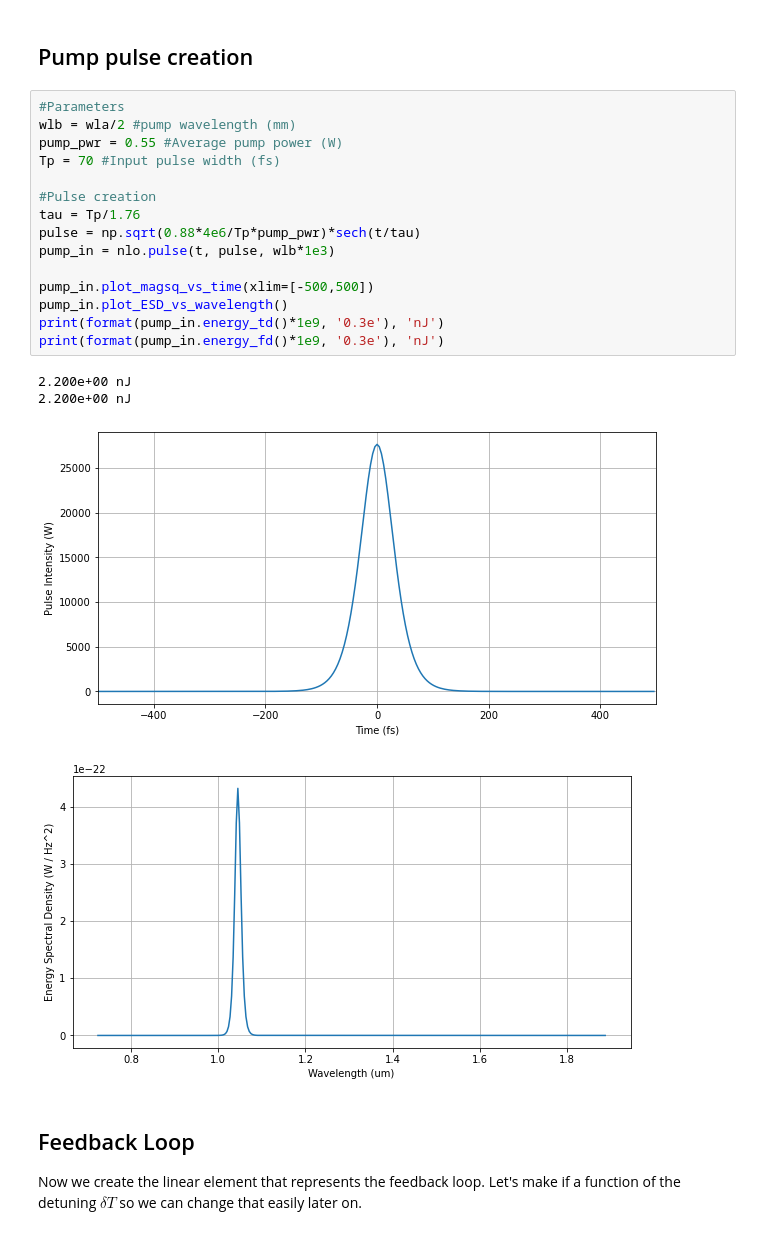
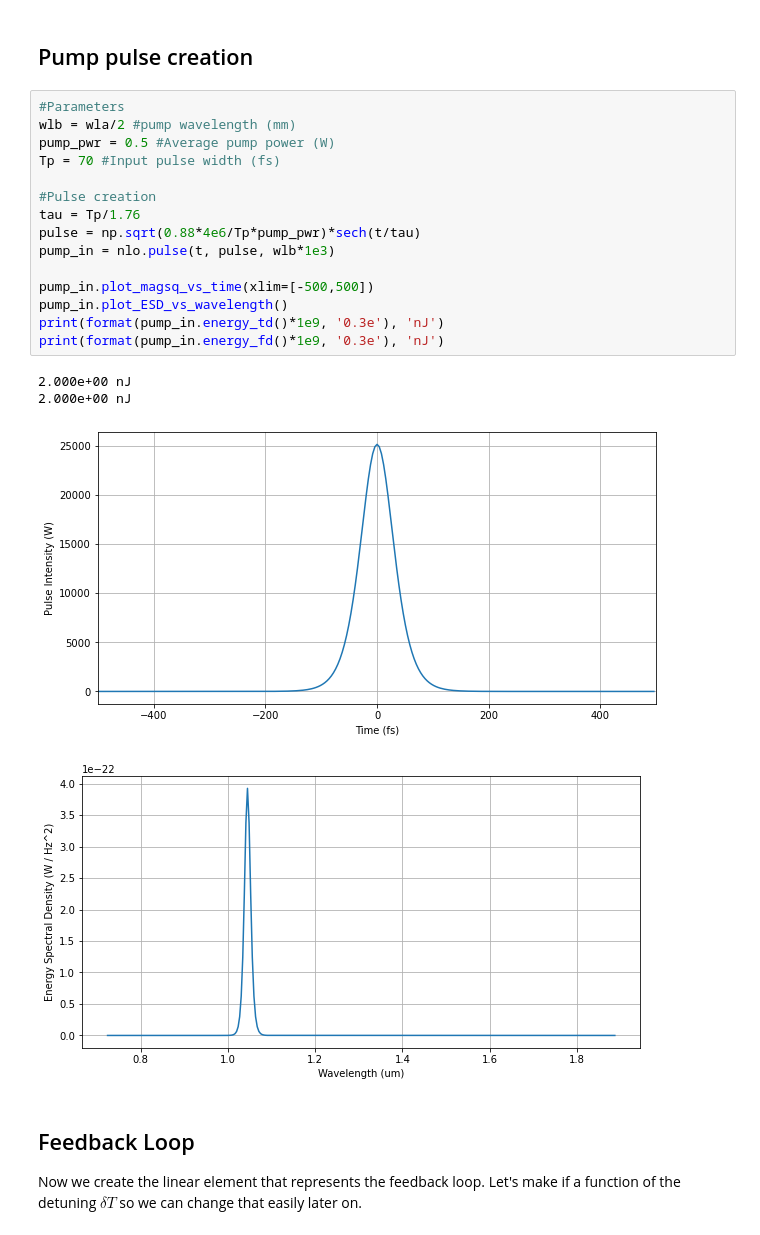
Before and after one commit to ledezmaluism/snow, a Jupyter notebook: Notebooks/Nonlinear_pulse_Marc_2.ipynb, the cells around one changed output. Cells and saved outputs as stored; diff of their text form.

```diff
--- a/Notebooks/Nonlinear_pulse_Marc_2.ipynb
+++ b/Notebooks/Nonlinear_pulse_Marc_2.ipynb
@@ -86,23 +86,23 @@ print(format(signal_in.energy_fd()*1e15, '0.3e'), 'fJ')
 # %%
 #Parameters
 wlb = wla/2 #pump wavelength (mm)
-pump_pwr = 0.55 #Average pump power (W)
+pump_pwr = 0.5 #Average pump power (W)
 Tp = 70 #Input pulse width (fs)
 
 #Pulse creation
 tau = Tp/1.76
 pulse = np.sqrt(0.88*4e6/Tp*pump_pwr)*sech(t/tau)
 pump_in = nlo.pulse(t, pulse, wlb*1e3)
 
 pump_in.plot_magsq_vs_time(xlim=[-500,500])
 pump_in.plot_ESD_vs_wavelength()
 print(format(pump_in.energy_td()*1e9, '0.3e'), 'nJ')
 print(format(pump_in.energy_fd()*1e9, '0.3e'), 'nJ')
 # %% [output]
-2.200e+00 nJ
-2.200e+00 nJ
+2.000e+00 nJ
+2.000e+00 nJ
-[figure, old version]
+[figure, new version]
-[figure, old version]
+[figure, new version]
 # %% [markdown]
 ## Feedback Loop
 
```
Also changed, not shown: parts of 24 cells of this notebook.
